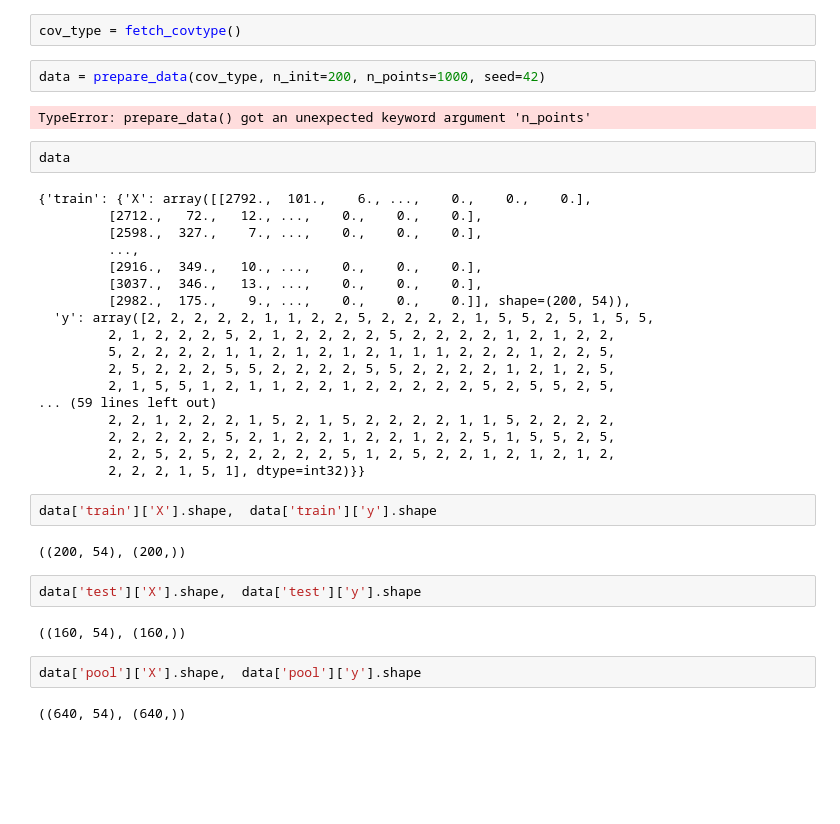
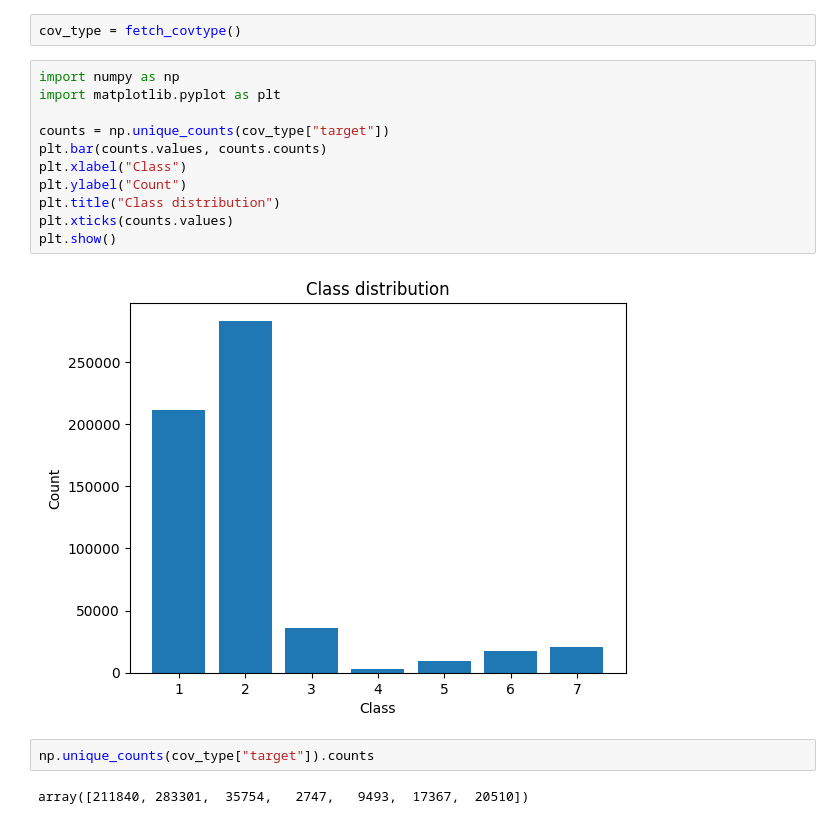
Before and after one commit to JulieTTNguyen/ActiveML_miniproject, a Jupyter notebook: data_analysis.ipynb, the cells around one changed output. Cells and saved outputs as stored; diff of their text form; blank space fills up the shorter version.

```diff
--- a/data_analysis.ipynb
+++ b/data_analysis.ipynb
@@ -3,39 +3,20 @@ from sklearn.datasets import fetch_covtype
 from dataloading import prepare_data
 # %%
 cov_type = fetch_covtype()
-# %%
-data = prepare_data(cov_type, n_init=200, n_points=1000, seed=42)
-# %% [output]
-TypeError: prepare_data() got an unexpected keyword argument 'n_points'
-# %%
-data
-# %% [output]
-{'train': {'X': array([[2792.,  101.,    6., ...,    0.,    0.,    0.],
-         [2712.,   72.,   12., ...,    0.,    0.,    0.],
-         [2598.,  327.,    7., ...,    0.,    0.,    0.],
-         ...,
-         [2916.,  349.,   10., ...,    0.,    0.,    0.],
-         [3037.,  346.,   13., ...,    0.,    0.,    0.],
-         [2982.,  175.,    9., ...,    0.,    0.,    0.]], shape=(200, 54)),
-  'y': array([2, 2, 2, 2, 2, 1, 1, 2, 2, 5, 2, 2, 2, 2, 1, 5, 5, 2, 5, 1, 5, 5,
-         2, 1, 2, 2, 2, 5, 2, 1, 2, 2, 2, 2, 5, 2, 2, 2, 2, 1, 2, 1, 2, 2,
-         5, 2, 2, 2, 2, 1, 1, 2, 1, 2, 1, 2, 1, 1, 1, 2, 2, 2, 1, 2, 2, 5,
-         2, 5, 2, 2, 2, 5, 5, 2, 2, 2, 2, 5, 5, 2, 2, 2, 2, 1, 2, 1, 2, 5,
-         2, 1, 5, 5, 1, 2, 1, 1, 2, 2, 1, 2, 2, 2, 2, 2, 5, 2, 5, 5, 2, 5,
-... (59 lines left out)
-         2, 2, 1, 2, 2, 2, 1, 5, 2, 1, 5, 2, 2, 2, 2, 1, 1, 5, 2, 2, 2, 2,
-         2, 2, 2, 2, 2, 5, 2, 1, 2, 2, 1, 2, 2, 1, 2, 2, 5, 1, 5, 5, 2, 5,
-         2, 2, 5, 2, 5, 2, 2, 2, 2, 2, 5, 1, 2, 5, 2, 2, 1, 2, 1, 2, 1, 2,
-         2, 2, 2, 1, 5, 1], dtype=int32)}}
-# %%
-data['train']['X'].shape,  data['train']['y'].shape
-# %% [output]
-((200, 54), (200,))
-# %%
-data['test']['X'].shape,  data['test']['y'].shape
-# %% [output]
-((160, 54), (160,))
-# %%
-data['pool']['X'].shape,  data['pool']['y'].shape
-# %% [output]
-((640, 54), (640,))
+# %%
+import numpy as np
+import matplotlib.pyplot as plt
+
+counts = np.unique_counts(cov_type["target"])
+plt.bar(counts.values, counts.counts)
+plt.xlabel("Class")
+plt.ylabel("Count")
+plt.title("Class distribution")
+plt.xticks(counts.values)
+plt.show()
+# %% [output]
+[figure, added]
+# %%
+np.unique_counts(cov_type["target"]).counts
+# %% [output]
+array([211840, 283301,  35754,   2747,   9493,  17367,  20510])
```
Also changed, not shown: parts of 4 cells of this notebook, 1 other file.
